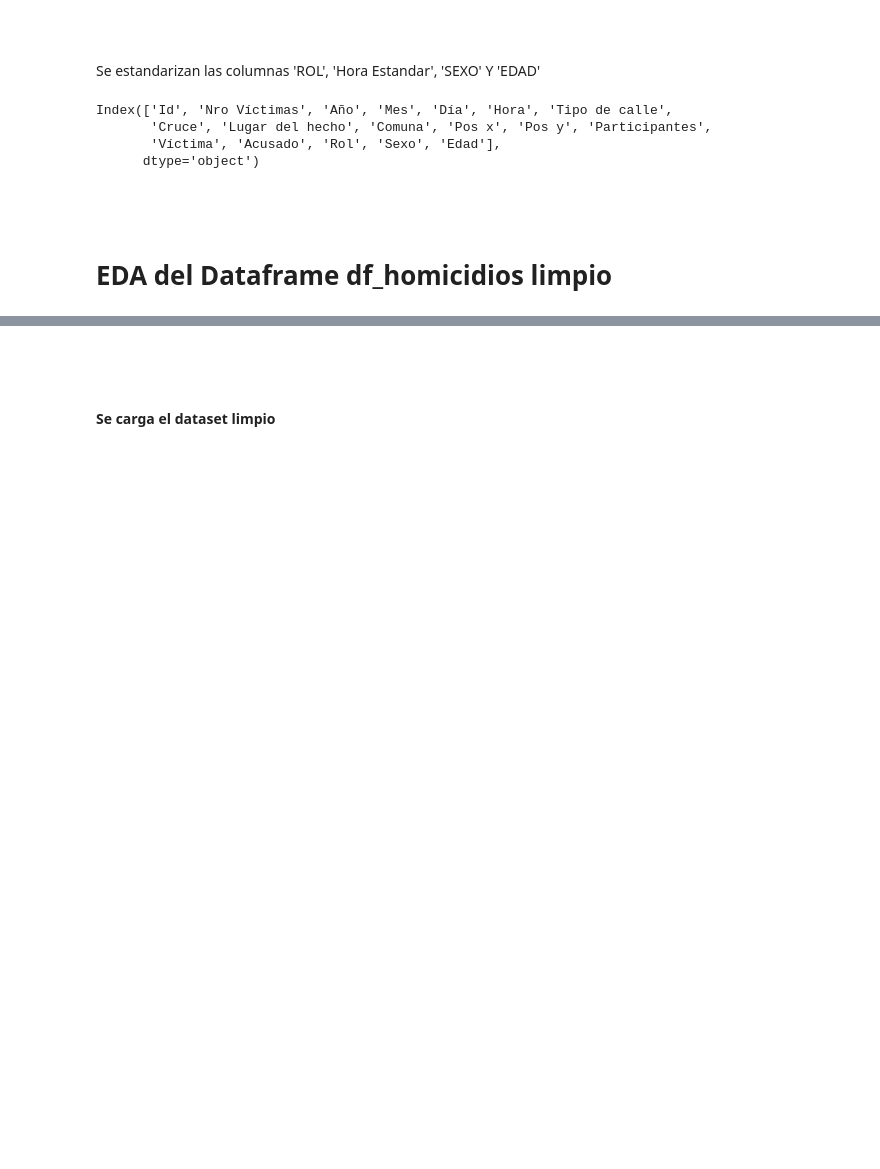
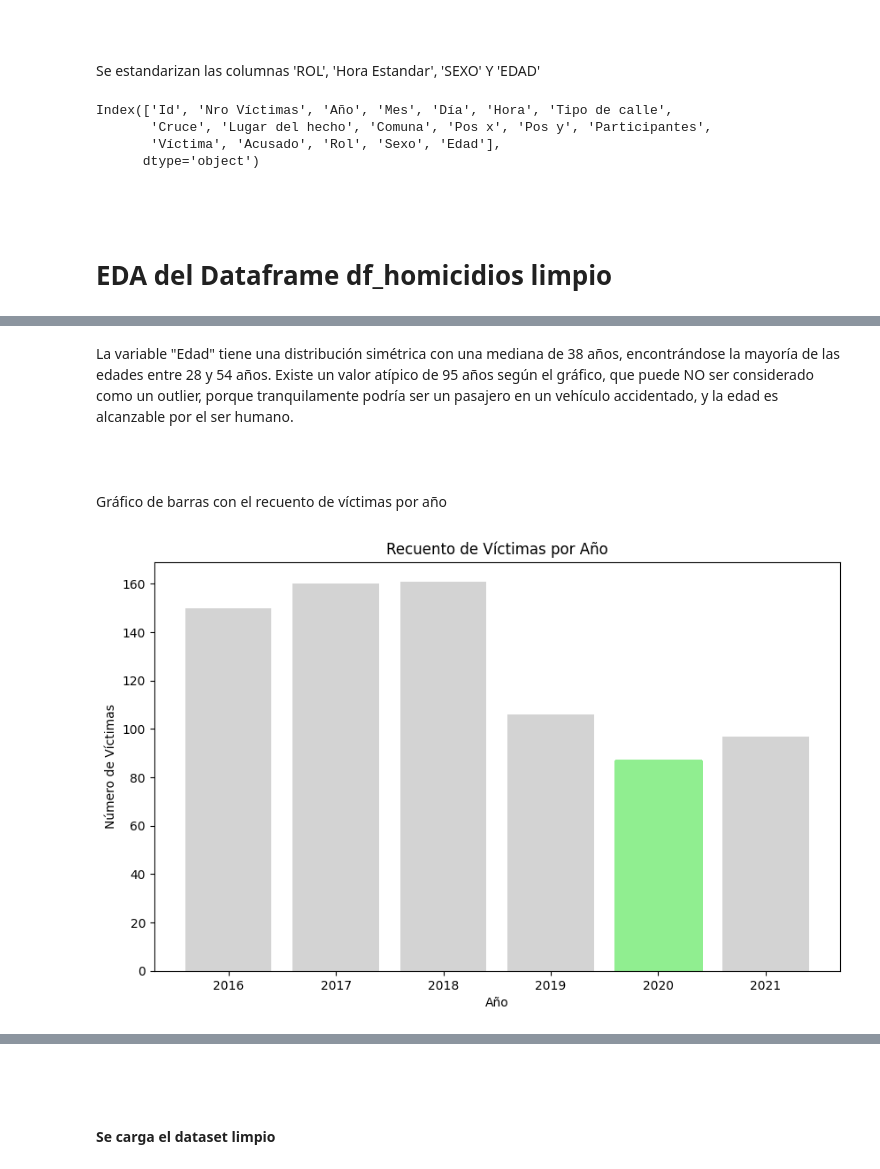
Before and after one commit to SebitaElGordito/PI_02_siniestros_viales, a Jupyter notebook: ETL y EDA.ipynb, the cells around one changed output, grey strips where cells are left out. Drawn from its saved outputs; the diff is of its cells as text; code cells hidden in the pictures; blank space fills up the shorter version.

```diff
--- a/ETL y EDA.ipynb
+++ b/ETL y EDA.ipynb
@@ -601,0 +651,33 @@ Index(['Id', 'Nro Víctimas', 'Año', 'Mes', 'Día', 'Hora', 'Tipo de calle',
+# %% [markdown]
+La variable "Edad" tiene una distribución simétrica con una mediana de 38 años, encontrándose la mayoría de las edades entre 28 y 54 años.
+Existe un valor atípico de 95 años según el gráfico, que puede NO ser considerado como un outlier, porque tranquilamente podría ser un pasajero en un vehículo accidentado, y la edad es alcanzable por el ser humano.
+# %% [markdown]
+<br>
+<br>
+
+Gráfico de barras con el recuento de víctimas por año
+# %%
+# Crear una nueva columna con el recuento de víctimas por año
+df_homicidios['Recuento de Víctimas'] = df_homicidios.groupby('Año')['Nro Víctimas'].transform('count')
+
+# Obtener el año con el menor recuento de víctimas
+año_menor_recuento = df_homicidios[df_homicidios['Recuento de Víctimas'] == df_homicidios['Recuento de Víctimas'].min()]['Año'].values[0]
+
+# Crear el gráfico de barras con el recuento de víctimas por año
+plt.figure(figsize=(10, 6))
+bars = plt.bar(df_homicidios['Año'], df_homicidios['Recuento de Víctimas'], color='lightgrey')
+
+# Resaltar en color el año con el menor recuento de víctimas
+for bar in bars:
+    if bar.get_height() == df_homicidios['Recuento de Víctimas'].min():
+        bar.set_color('lightgreen')
+
+# Personalizar el gráfico
+plt.xlabel('Año')
+plt.ylabel('Número de Víctimas')
+plt.title('Recuento de Víctimas por Año')
+
+# Mostrar el gráfico
+plt.show()
+# %% [output]
+[figure, added]
```
Also changed, not shown: parts of 15 cells of this notebook, 2 other files.
